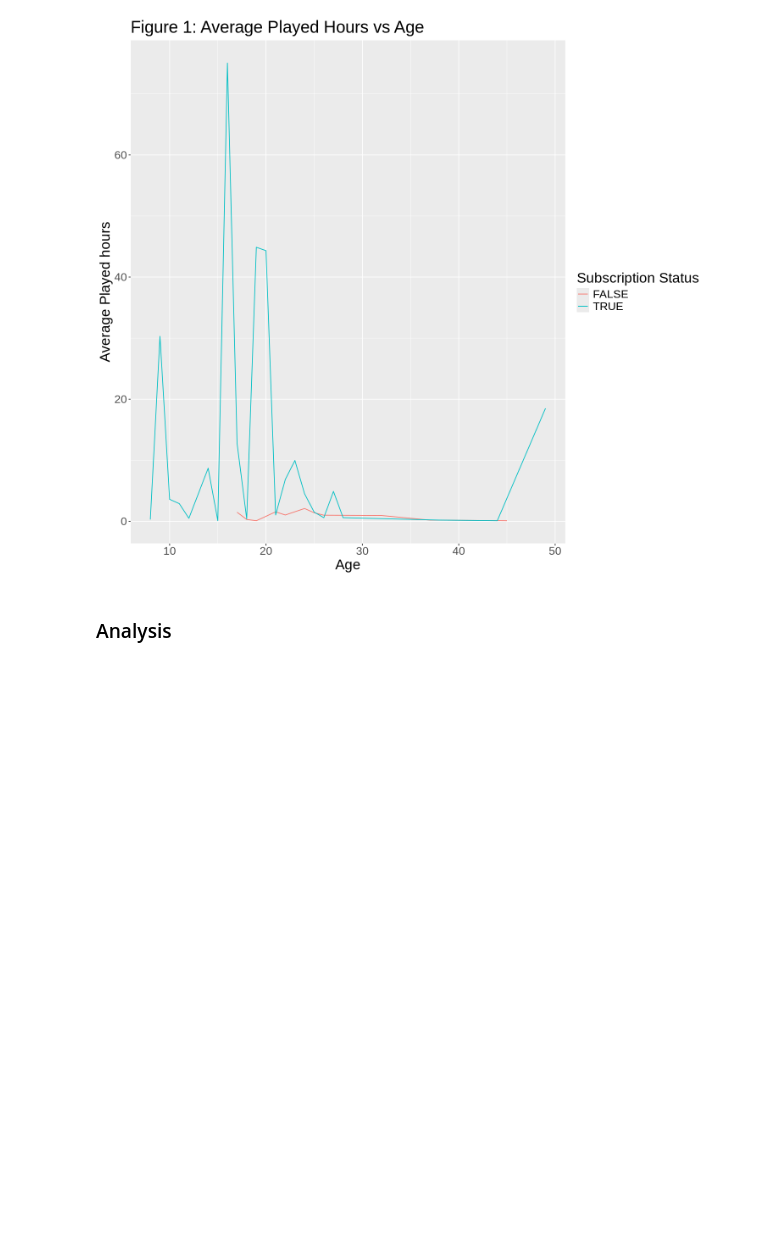
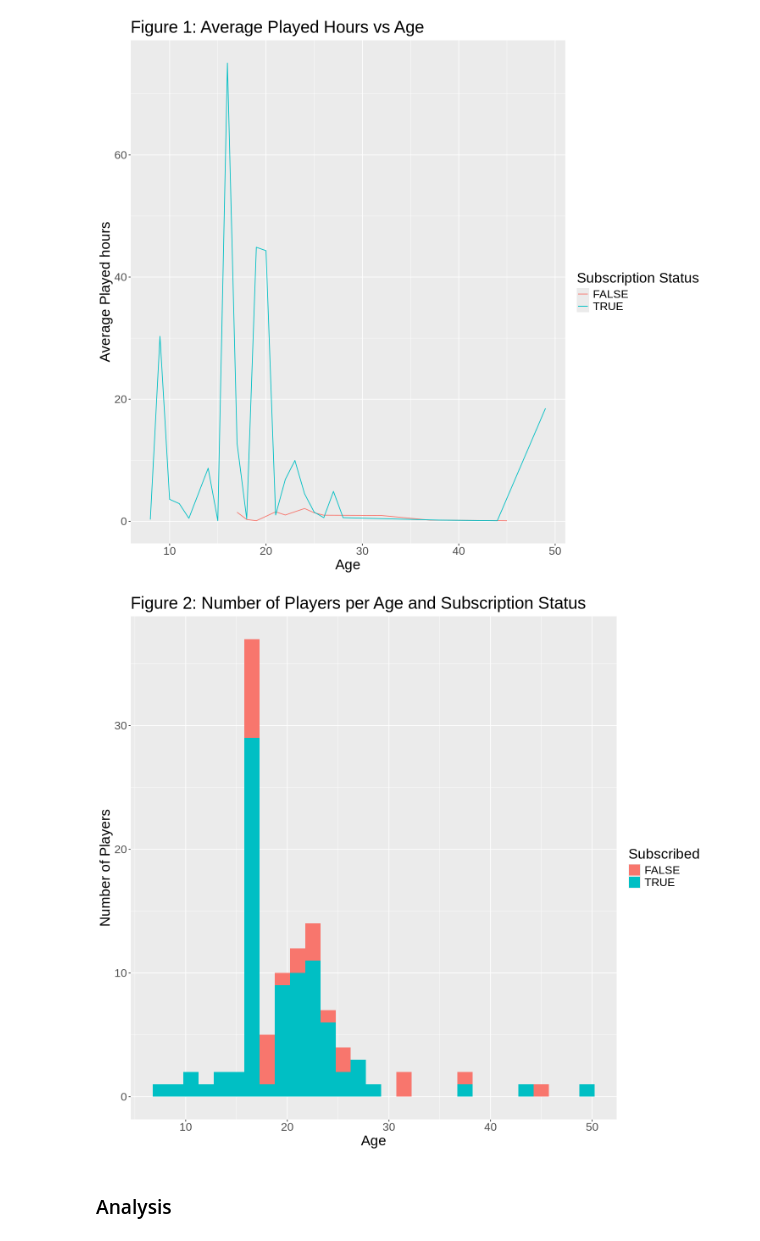
Before and after one commit to lucy-diaz/DSCIprojectgroup34, a Jupyter notebook: group_34_project.ipynb, the cells around one changed output. Cells and saved outputs as stored; diff of their text form; code cells hidden in the pictures; blank space fills up the shorter version.

Commit message:
Added histogram and updated summary

```diff
--- a/group_34_project.ipynb
+++ b/group_34_project.ipynb
@@ -94,6 +112,16 @@ age_average_played_hours
 `summarise()` has grouped output by 'Age'. You can override using the `.groups`
 argument.
 [figure]
+# %%
+options(repr.plot.width = 12, repr.plot.height = 11)
+age_observations <- clean_player |>
+ggplot(aes(x= Age, fill = subscribe))+
+geom_histogram(binwidth = 1.5)+
+labs(x= "Age", y= "Number of Players", title = "Figure 2: Number of Players per Age and Subscription Status", fill = "Subscribed")+
+theme(text = element_text(size = 20))
+age_observations
+# %% [output]
+[figure, added]
 # %% [markdown]
 ### Analysis
 # %% [markdown]
```
Also changed, not shown: parts of 2 cells of this notebook.
